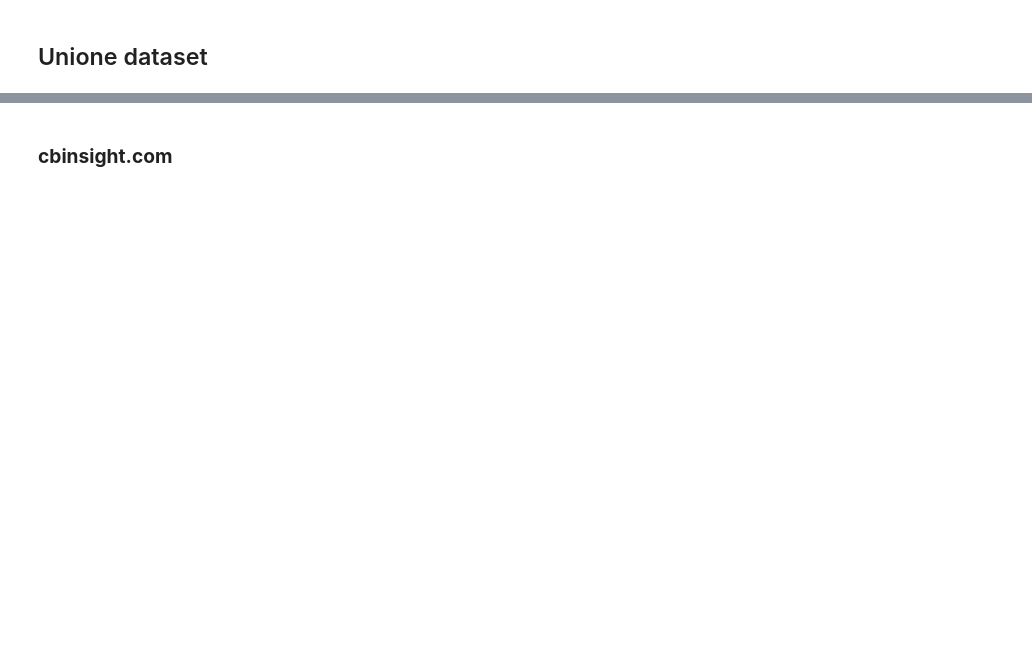
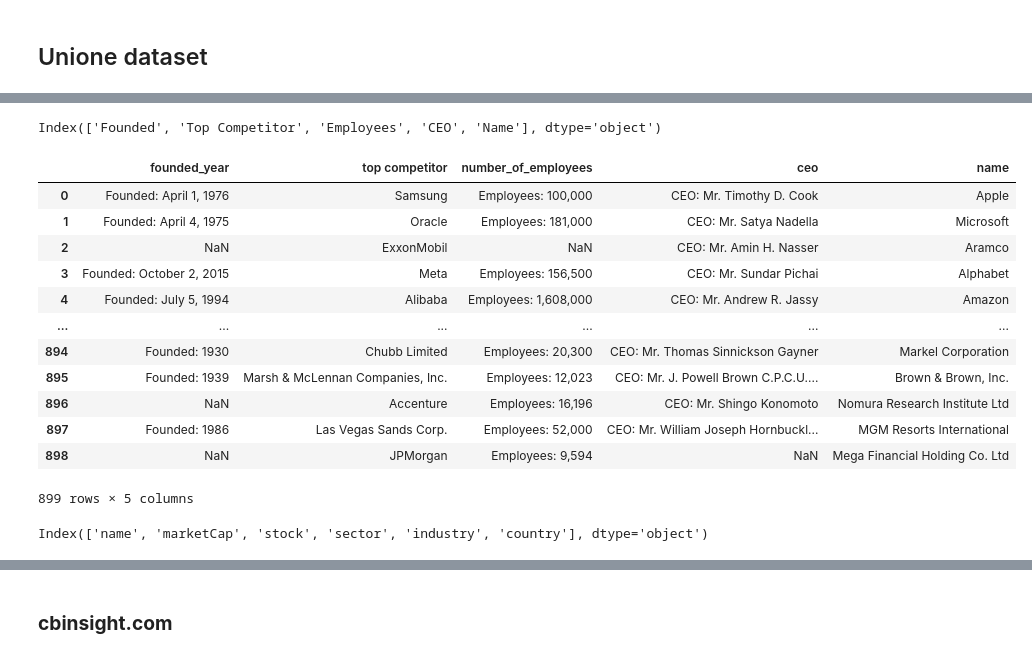
Before and after one commit to Elisabetta99/IDD_HW8, a Jupyter notebook: schemaAlignment.ipynb, the cells around one changed output, grey strips where cells are left out. Saved outputs shown, nothing was run; the diff lists cells and outputs as text; code cells hidden in the pictures; blank space fills up the shorter version.

```diff
--- a/schemaAlignment.ipynb
+++ b/schemaAlignment.ipynb
@@ -5,0 +19,10 @@ import numpy as np
+# %%
+disfold = [] #Mergio prima di tutti i dataset disfold
+
+for i in file_list:
+  if('disfold' in i):
+    disfold.append(i)
+
+disfold.sort()
+print(disfold)
+len(disfold)
@@ -5,0 +32,17 @@ import numpy as np
+# %%
+from IPython.core.display import json
+
+disfold_datasets = []
+
+for i in range(len(disfold)):
+  file_path_dis = os.path.join(file_path, disfold[i])
+  if('.csv' in disfold[i]):
+    df = pd.read_csv(file_path_dis)
+  elif('.xlsx' in disfold[i]):
+    df = pd.read_excel(file_path_dis)
+  elif('.json' in disfold[i]):
+    try:
+      df = pd.read_json(file_path_dis)
+    except:
+      df = pd.read_json(file_path_dis, lines = True)
+  disfold_datasets.append(df)
@@ -5,0 +55,4 @@ import numpy as np
+# %%
+disfold_datasets[0].rename(columns={'founded': 'founded_year',
+                                    'employees': 'number_of_employees'}, inplace = True)
+disfold_datasets[0].head(5)
@@ -5,0 +66,30 @@ import numpy as np
+# %%
+disfold_datasets[1].columns
+# %% [output]
+Index(['Founded', 'Top Competitor', 'Employees', 'CEO', 'Name'], dtype='object')
+# %%
+disfold_datasets[1].rename(columns={'Name': 'name',
+                    'Founded': 'founded_year',
+                    'Top Competitor': 'top competitor',
+                    'Employees': 'number_of_employees',
+                    'CEO': 'ceo'
+                    }, inplace = True)
+disfold_datasets[1]
+# %% [output]
+|  | founded_year | top competitor | number_of_employees | ceo | name |
+| 0 | Founded: April 1, 1976 | Samsung | Employees: 100,000 | CEO: Mr. Timothy D. Cook | Apple |
+| 1 | Founded: April 4, 1975 | Oracle | Employees: 181,000 | CEO: Mr. Satya Nadella | Microsoft |
+| 2 | NaN | ExxonMobil | NaN | CEO: Mr. Amin H. Nasser | Aramco |
+| 3 | Founded: October 2, 2015 | Meta | Employees: 156,500 | CEO: Mr. Sundar Pichai | Alphabet |
+| 4 | Founded: July 5, 1994 | Alibaba | Employees: 1,608,000 | CEO: Mr. Andrew R. Jassy | Amazon |
+| ... | ... | ... | ... | ... | ... |
+| 894 | Founded: 1930 | Chubb Limited | Employees: 20,300 | CEO: Mr. Thomas Sinnickson Gayner | Markel Corporation |
+| 895 | Founded: 1939 | Marsh & McLennan Companies, Inc. | Employees: 12,023 | CEO: Mr. J. Powell Brown C.P.C.U.... | Brown & Brown, Inc. |
+| 896 | NaN | Accenture | Employees: 16,196 | CEO: Mr. Shingo Konomoto | Nomura Research Institute Ltd |
+| 897 | Founded: 1986 | Las Vegas Sands Corp. | Employees: 52,000 | CEO: Mr. William Joseph Hornbuckl... | MGM Resorts International |
+| 898 | NaN | JPMorgan | Employees: 9,594 | NaN | Mega Financial Holding Co. Ltd |
+899 rows × 5 columns
+# %%
+disfold_datasets[2].columns
+# %% [output]
+Index(['name', 'marketCap', 'stock', 'sector', 'industry', 'country'], dtype='object')
```
Also changed, not shown: parts of 77 cells of this notebook.
